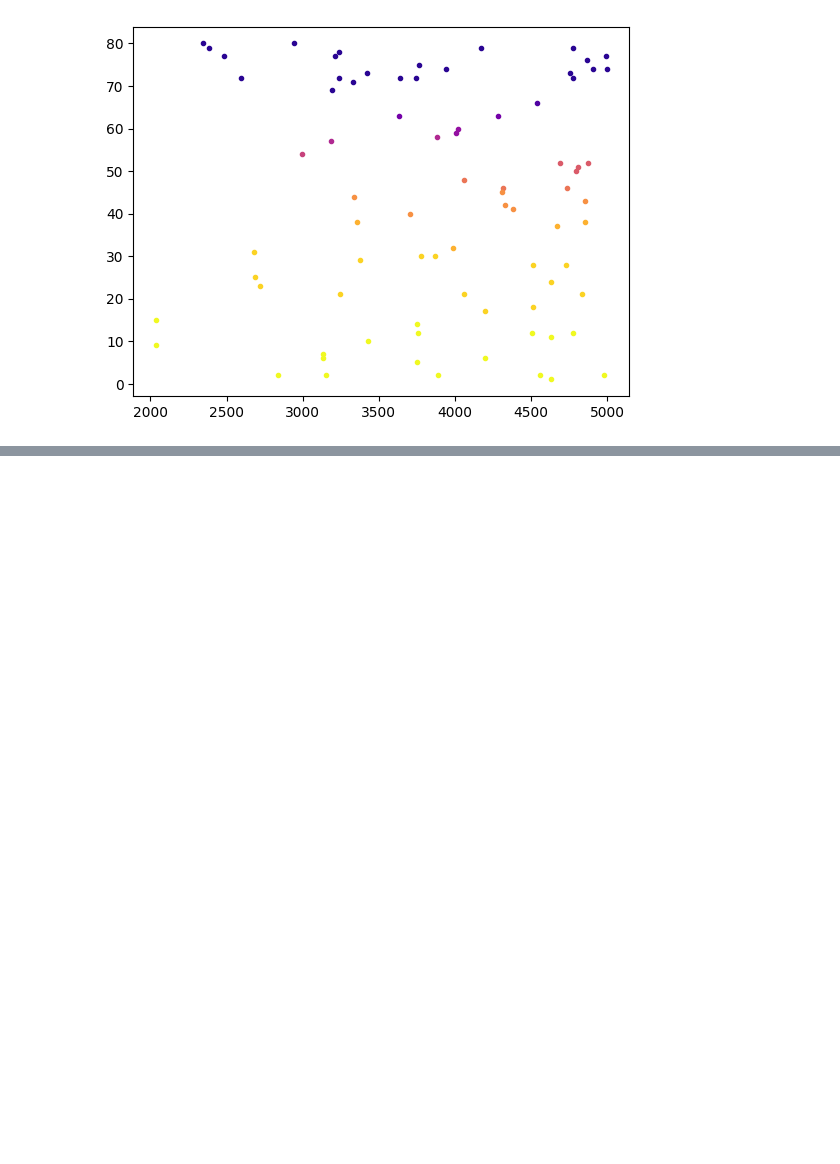
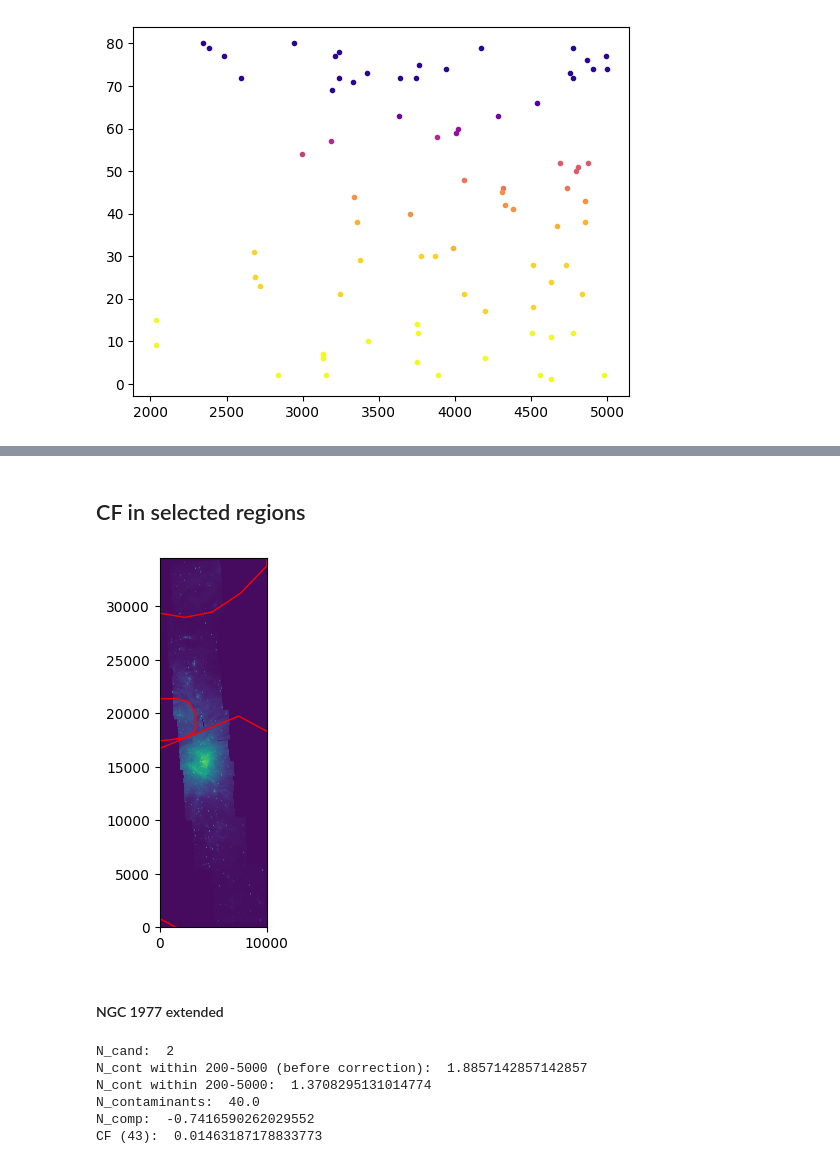
Before and after one commit to PrabhaniR/Artificial_Star_Test, a Jupyter notebook: CF.ipynb, the cells around one changed output, grey strips where cells are left out. Saved outputs shown, nothing was run; the diff lists cells and outputs as text; code cells hidden in the pictures; blank space fills up the shorter version.

Commit message:
CF in selected environments

```diff
--- a/CF.ipynb
+++ b/CF.ipynb
@@ -699,0 +595,28 @@ print('* Companion Fraction (CF)                           = '+
+# %% [markdown]
+## CF in selected regions
+# %%
+bubbles = np.array(['polygon,84.0937996,-4.6643728,84.0361250,-4.6371756,83.8813337,-4.6251247,83.7052917,-4.6463150,83.6445700,-4.7400856,83.6536554,-4.8792286,83.7204450,-4.9487983,83.7948363,-4.9984456,83.8661954,-5.0122947,83.9993721,-4.9899878,84.1385083,-4.9290058,84.2122792,-4.8932506,84.2354275,-4.8155203,84.1909571,-4.7429606,84.1514821,-4.7036636',
+'polygon,83.9552846,-5.2400872,83.9277117,-5.2234286,83.8904312,-5.2229525,83.8894500,-5.2224644,83.8557738,-5.2330406,83.8445725,-5.2516531,83.8435683,-5.2525444,83.8427167,-5.2539578,83.8374192,-5.2638636,83.8379479,-5.2908486,83.8404883,-5.3093069,83.8678763,-5.3245369,83.9081058,-5.3303844,83.9283888,-5.3323408,83.9665450,-5.3285953,83.9900500,-5.3197675,84.0006071,-5.3045022,83.9995825,-5.2943289,83.9982150,-5.2763558,83.9879917,-5.2614389',
+'polygon,83.9477946,-5.3589897,83.7261733,-5.2684994,83.5576179,-5.3591722,83.4232479,-5.4257900,83.3958350,-5.5769378,83.4413525,-5.7311178,83.5021133,-5.8036764,83.7327904,-5.8511961,83.8615088,-5.8313106,83.9657992,-5.7761033,84.0234688,-5.6900097,84.0478379,-5.5708197,84.0078788,-5.4671031'
+])
+# %%
+fig, ax = plt.subplots()
+stretch = AsinhStretch(a=0.005)
+norm = ImageNormalize(stretch=stretch, vmin=-1*np.abs(np.min(im))*0.1, vmax=np.max(im)*0.6)
+ax.imshow(im, origin='lower', norm=norm)
+borders = np.array([])
+for j in range(len(bubbles)):
+    region = []
+    coords = bubbles[j].split(',')[1::]
+    for i in range(int(len(coords)/2)):
+        #coords[i]
+        ra, dec = float(coords[2*i]), float(coords[2*i+1])
+        x, y = wcs.all_world2pix(ra, dec, 0)
+        region.append((x, y))
+    border = patches.Polygon(region, edgecolor='red', facecolor='none')
+    ax.add_patch(border)
+    borders = np.append(borders, border)
+# %% [output]
+[figure, added]
+# %% [markdown]
+#### NGC 1977 extended
@@ -699,0 +632,10 @@ print('* Companion Fraction (CF)                           = '+
+# %%
+#Contaminants - all survey objects
+dmag, R, dist = CF(ra_f2, dec_f2, m_f2, i_1[np.isin(i_1, i_yso)])
+# %% [output]
+N_cand:  2
+N_cont within 200-5000 (before correction):  1.8857142857142857
+N_cont within 200-5000:  1.3708295131014774
+N_contaminants:  40.0
+N_comp:  -0.7416590262029552
+CF (43):  0.01463187178833773
```
Also changed, not shown: parts of 26 cells of this notebook, 1 other file.
